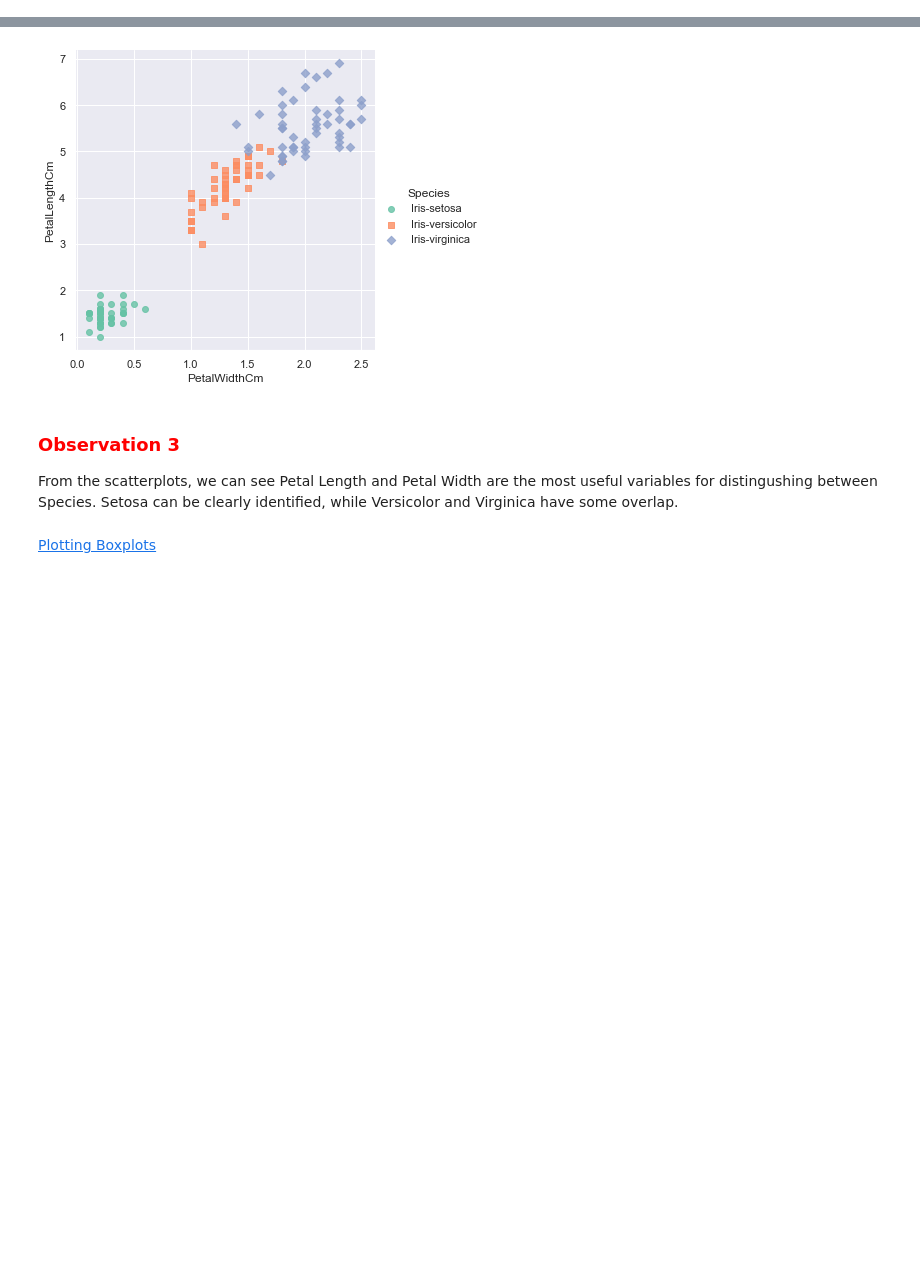
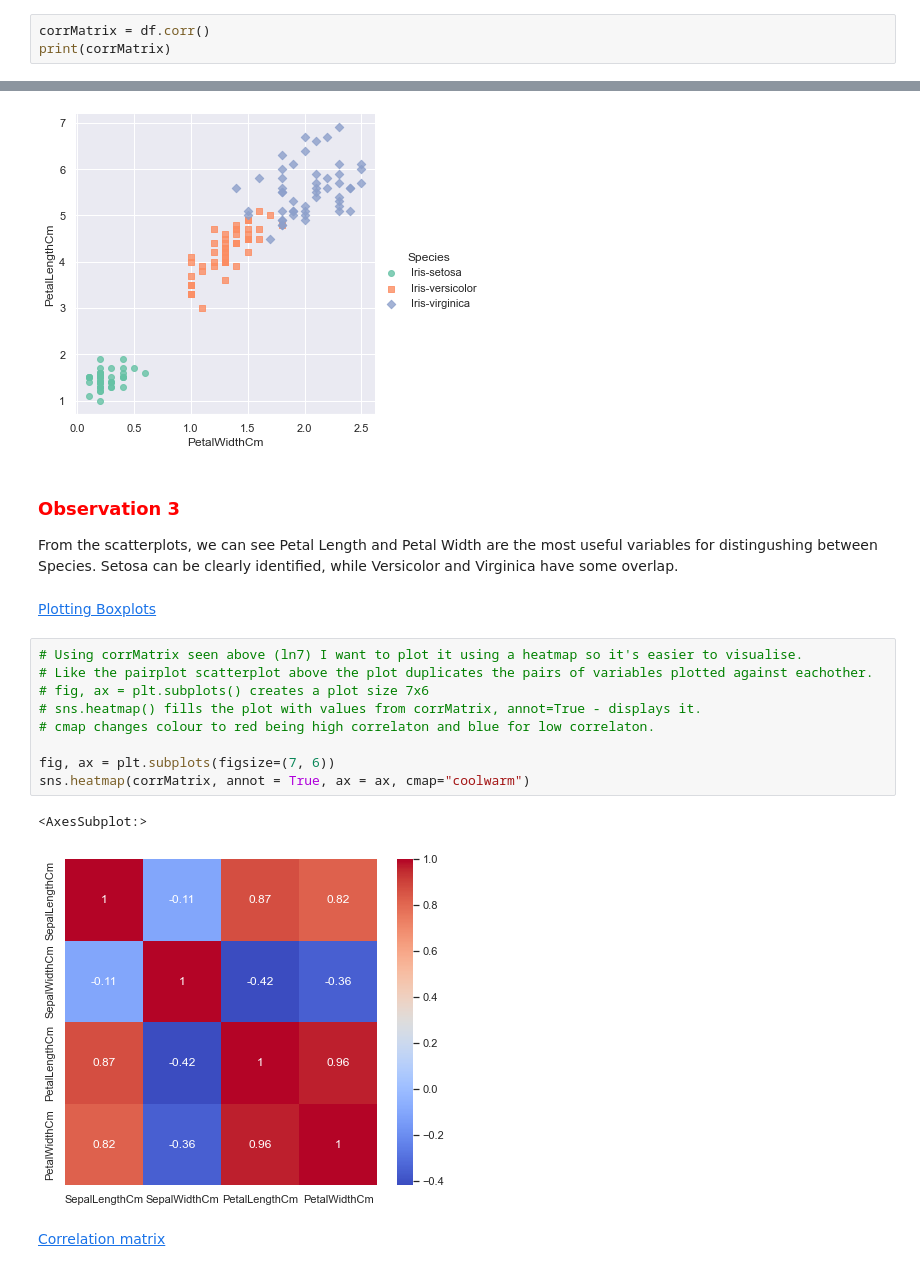
Before and after one commit to ShaneOG2/pands-project, a Jupyter notebook: JupyterNotebook.ipynb, the cells around one changed output, grey strips where cells are left out. Drawn from its saved outputs; the diff is of its cells as text; blank space fills up the shorter version.

Commit message:
Correlation matrix and explaination added

```diff
--- a/JupyterNotebook.ipynb
+++ b/JupyterNotebook.ipynb
@@ -157,3 +157,6 @@ Iris-virginica   2.026  0.274650   1.4     2.0   2.5
 # %% [markdown]
 <a href="https://campus.datacamp.com/courses/data-manipulation-with-pandas/aggregating-dataframes?ex=11" target="_blank">Aggregating DataFrames</a>\
 <a href="https://www.youtube.com/watch?v=pTjsr_0YWas&ab_channel=HackersRealm" target="_blank">Analysis</a>
+# %%
+corrMatrix = df.corr()
+print(corrMatrix)
@@ -237,3 +253,17 @@ plt.show()
 From the scatterplots, we can see Petal Length and Petal Width are the most useful variables for distingushing between Species. Setosa can be clearly identified, while Versicolor and Virginica have some overlap.
 # %% [markdown]
 <a href="https://www.kaggle.com/code/mrdheer/beginner-s-guide-to-iris-dataset/notebook" target="_blank">Plotting Boxplots</a>
+# %%
+# Using corrMatrix seen above (ln7) I want to plot it using a heatmap so it's easier to visualise.
+# Like the pairplot scatterplot above the plot duplicates the pairs of variables plotted against eachother.
+# fig, ax = plt.subplots() creates a plot size 7x6
+# sns.heatmap() fills the plot with values from corrMatrix, annot=True - displays it.
+# cmap changes colour to red being high correlaton and blue for low correlaton.
+
+fig, ax = plt.subplots(figsize=(7, 6))
+sns.heatmap(corrMatrix, annot = True, ax = ax, cmap="coolwarm")
+# %% [output]
+<AxesSubplot:>
+[figure, added]
+# %% [markdown]
+<a href="https://www.youtube.com/watch?v=pTjsr_0YWas&t=989s&ab_channel=HackersRealm" target="_blank">Correlation matrix</a>
```
Also changed, not shown: parts of 8 cells of this notebook, 2 other files.
